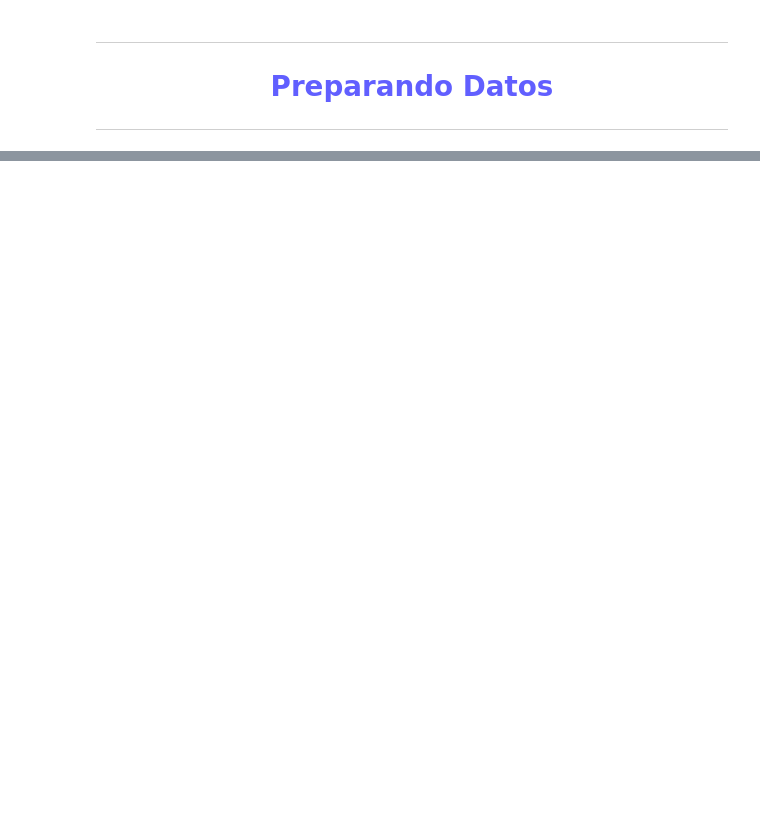
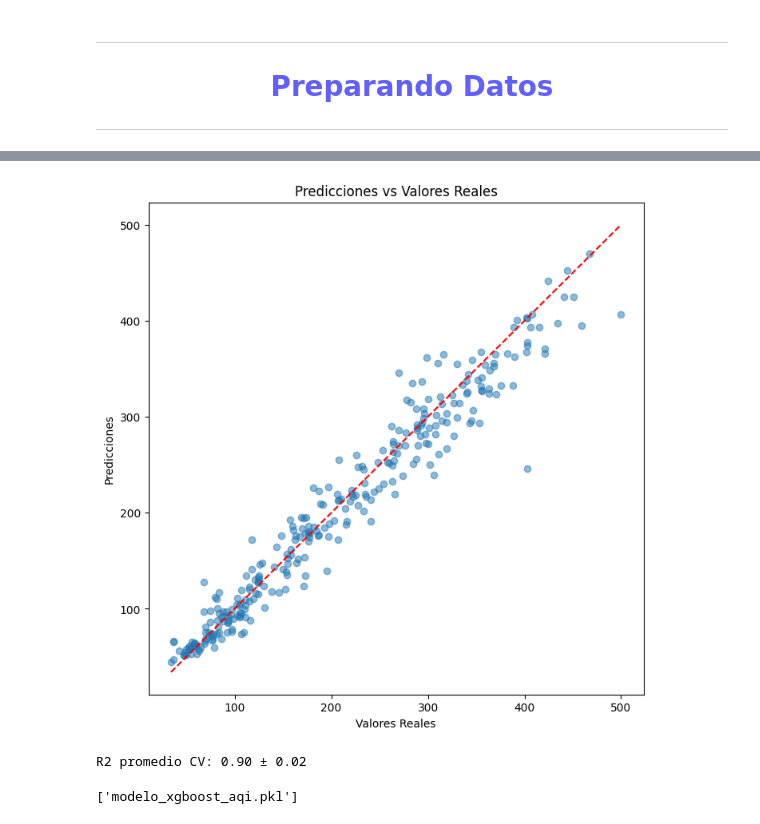
Before and after one commit to r2x4/aprendiendo_machine, a Jupyter notebook: machine.ipynb, the cells around one changed output, grey strips where cells are left out. Drawn from its saved outputs; the diff is of its cells as text; code cells hidden in the pictures; blank space fills up the shorter version.

```diff
--- a/machine.ipynb
+++ b/machine.ipynb
@@ -261,0 +257,3 @@ RMSE: 141.364
+# %%
+# eliminar columnas
+datos_air.drop(columns=['Dia', 'Mes', 'Año'], inplace=True)
@@ -261,0 +279,15 @@ RMSE: 141.364
+# %%
+from sklearn.ensemble import RandomForestRegressor
+from sklearn.metrics import mean_squared_error
+import numpy as np
+
+modelo = RandomForestRegressor(random_state=42)
+modelo.fit(X_train, y_train)
+
+y_pred = modelo.predict(X_test)
+
+rmse = np.sqrt(mean_squared_error(y_test, y_pred))
+r2 = modelo.score(X_test, y_test)  # R2 usando modelo.score()
+
+print(f'RMSE: {rmse:.2f}')
+print(f'R2: {r2*100:.2f}%')
@@ -261,0 +383,33 @@ RMSE: 141.364
+# %%
+plt.figure(figsize=(8,8))
+plt.scatter(y_test, best_model.predict(X_test), alpha=0.5)
+plt.plot([y_test.min(), y_test.max()], [y_test.min(), y_test.max()], 'r--')  # Línea ideal
+plt.xlabel('Valores Reales')
+plt.ylabel('Predicciones')
+plt.title('Predicciones vs Valores Reales')
+plt.show()
+# %% [output]
+[figure, added]
+# %%
+from sklearn.model_selection import cross_val_score
+import numpy as np
+
+# Usamos el mejor modelo encontrado con GridSearch
+modelo_cv = grid_search.best_estimator_
+
+# Evaluar con validación cruzada (por ejemplo, 5 folds)
+scores = cross_val_score(modelo_cv, X, y, cv=5, scoring='r2', n_jobs=-1)
+
+print(f'R2 promedio CV: {np.mean(scores):.2f} ± {np.std(scores):.2f}')
+# %% [output]
+R2 promedio CV: 0.90 ± 0.02
+# %%
+import joblib
+
+# Guardar modelo
+joblib.dump(modelo_cv, 'modelo_xgboost_aqi.pkl')
+
+# Cargar modelo (cuando quieras usarlo)
+# modelo_cargado = joblib.load('modelo_xgboost_aqi.pkl')
+# %% [output]
+['modelo_xgboost_aqi.pkl']
```
Also changed, not shown: parts of 29 cells of this notebook.
